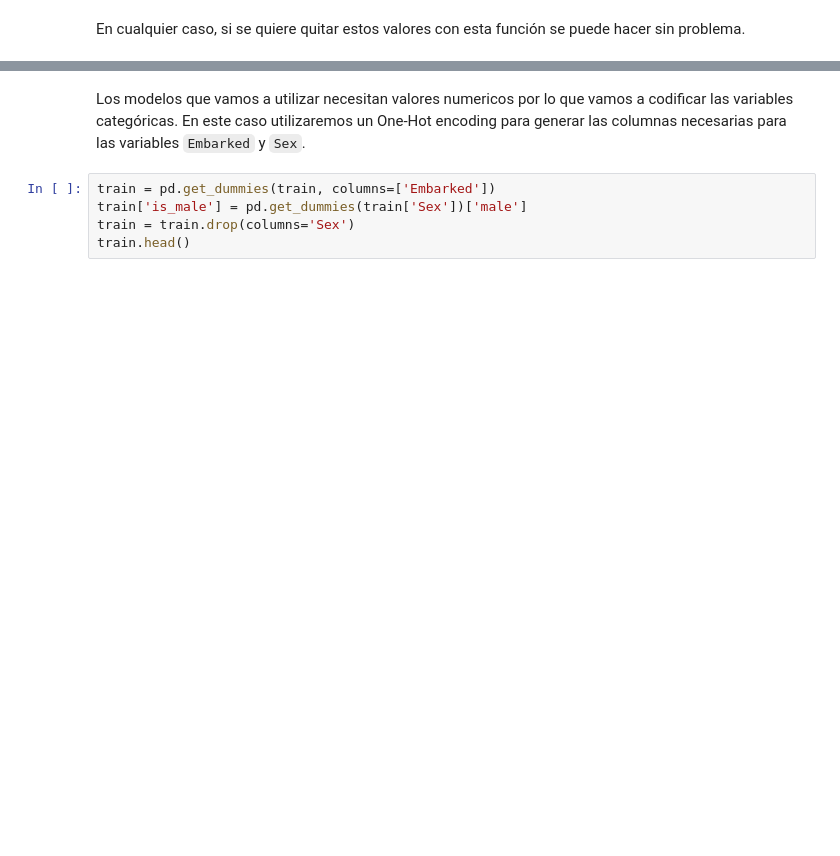
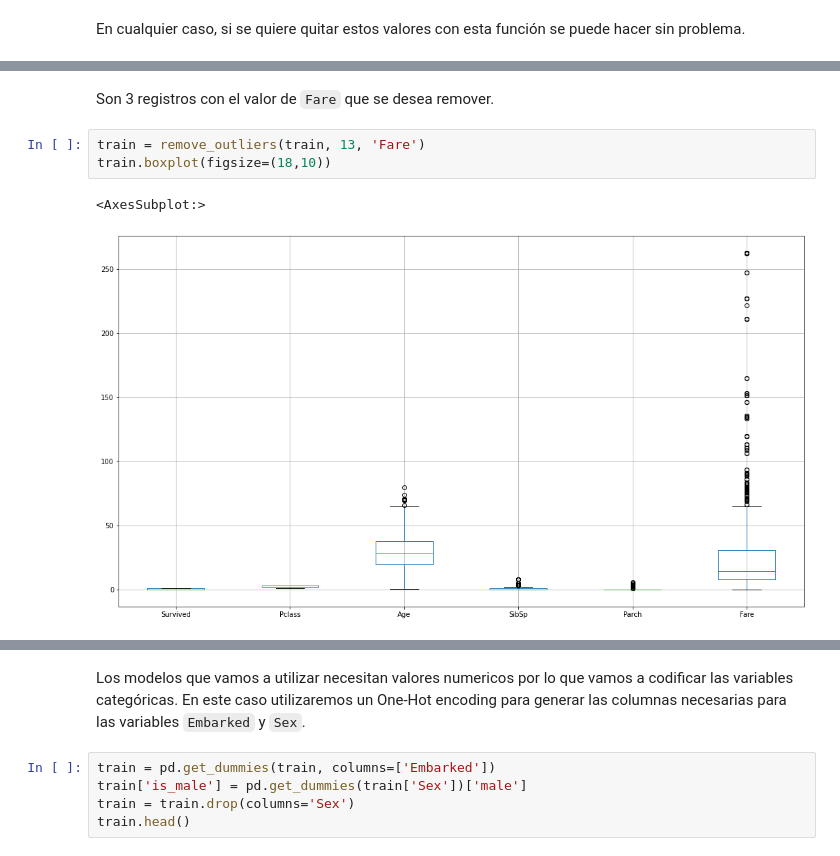
Before and after one commit to EliasGarzaV/RetoTitanicBloque1, a Jupyter notebook: Pipe/DataCleaning.ipynb, the cells around one changed output, grey strips where cells are left out. Cells and saved outputs as stored; diff of their text form; blank space fills up the shorter version.

```diff
--- a/Pipe/DataCleaning.ipynb
+++ b/Pipe/DataCleaning.ipynb
@@ -155,0 +166,8 @@ def remove_outliers(df):
+# %% [markdown]
+Son 3 registros con el valor de `Fare` que se desea remover.
+# %%
+train = remove_outliers(train, 13, 'Fare')
+train.boxplot(figsize=(18,10))
+# %% [output]
+<AxesSubplot:>
+[figure, added]
```
Also changed, not shown: parts of 12 cells of this notebook, 1 other file.
